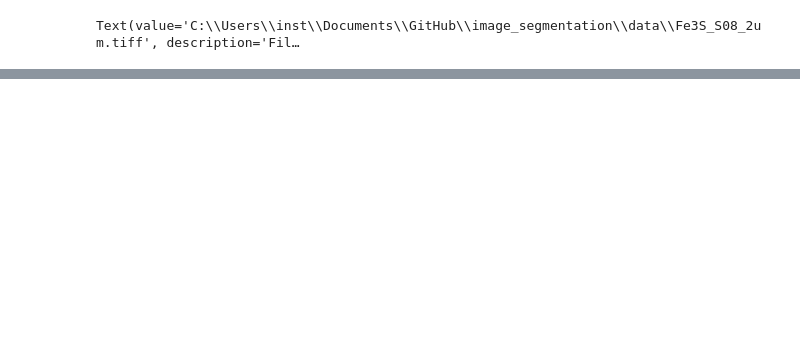
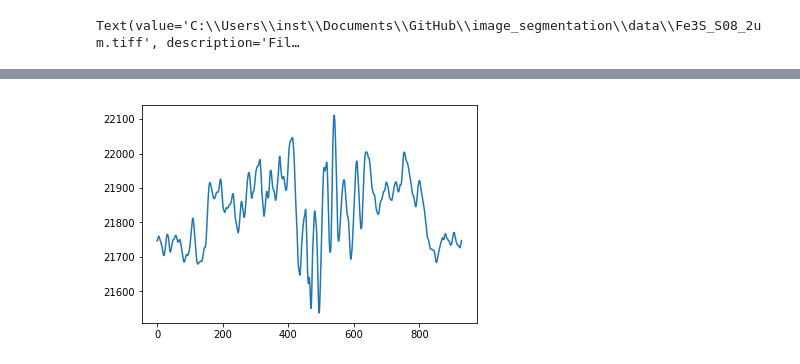
Before and after one commit to rockandsalt/image_segmentation, a Jupyter notebook: image_segmentation.ipynb, the cells around one changed output, grey strips where cells are left out. Cells and saved outputs as stored; diff of their text form; code cells hidden in the pictures; blank space fills up the shorter version.

```diff
--- a/image_segmentation.ipynb
+++ b/image_segmentation.ipynb
@@ -24 +41,11 @@ stack = io.imread(path.value).T[:,:,10]
+# %%
+bot = int(change_pts[0])+20
+top = int(change_pts[1])-20
+cut_warp = mean_z_intensity[bot:top]
+
+fig, ax = plt.subplots()
+ax.plot(range(cut_warp.shape[0]), cut_warp)
+plt.show()
+# %% [output]
+[figure, added]
 # %%
```
Also changed, not shown: parts of 8 cells of this notebook, 2 other files.
